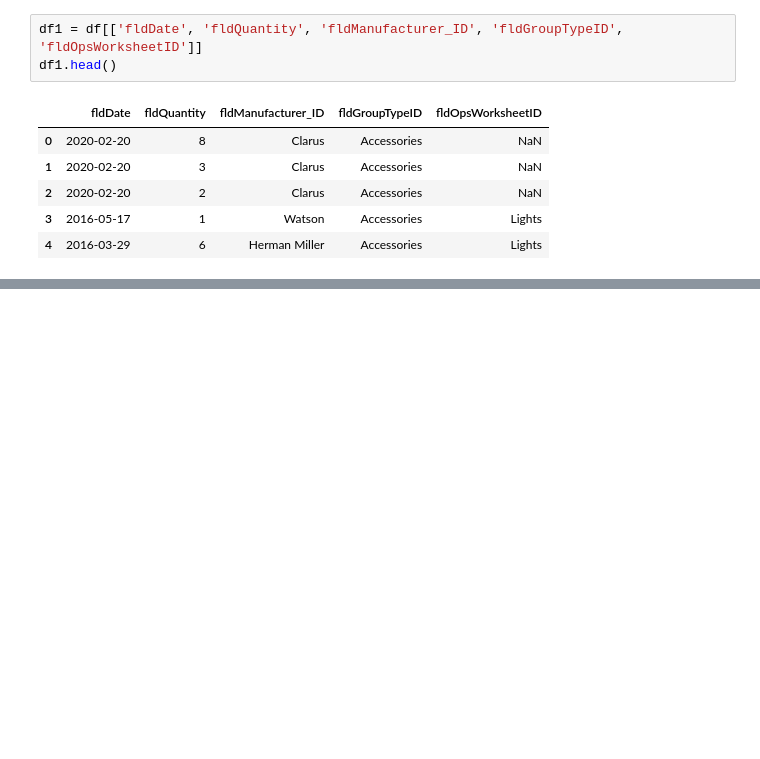
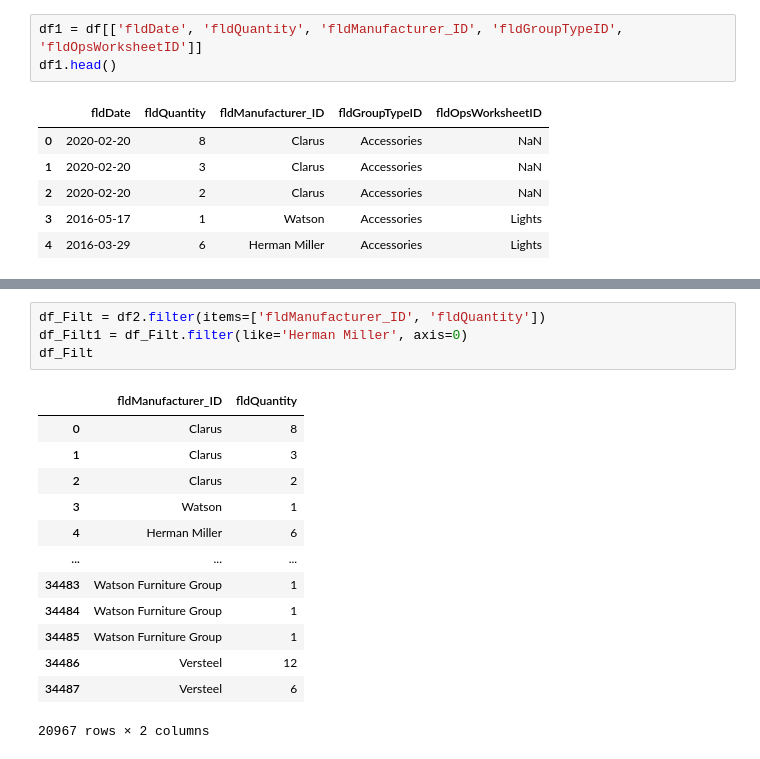
Before and after one commit to Alum-Truetime/OHMS_Data_Analysis, a Jupyter notebook: OHMS_Python/Capstone_Data_Analysis.ipynb, the cells around one changed output, grey strips where cells are left out. Drawn from its saved outputs; the diff is of its cells as text; blank space fills up the shorter version.

```diff
--- a/OHMS_Python/Capstone_Data_Analysis.ipynb
+++ b/OHMS_Python/Capstone_Data_Analysis.ipynb
@@ -57,0 +83,18 @@ memory usage: 896.7+ KB
+# %%
+df_Filt = df2.filter(items=['fldManufacturer_ID', 'fldQuantity'])
+df_Filt1 = df_Filt.filter(like='Herman Miller', axis=0)
+df_Filt
+# %% [output]
+|  | fldManufacturer_ID | fldQuantity |
+| 0 | Clarus | 8 |
+| 1 | Clarus | 3 |
+| 2 | Clarus | 2 |
+| 3 | Watson | 1 |
+| 4 | Herman Miller | 6 |
+| ... | ... | ... |
+| 34483 | Watson Furniture Group | 1 |
+| 34484 | Watson Furniture Group | 1 |
+| 34485 | Watson Furniture Group | 1 |
+| 34486 | Versteel | 12 |
+| 34487 | Versteel | 6 |
+20967 rows × 2 columns
```
Also changed, not shown: parts of 7 cells of this notebook, 5 other files.
